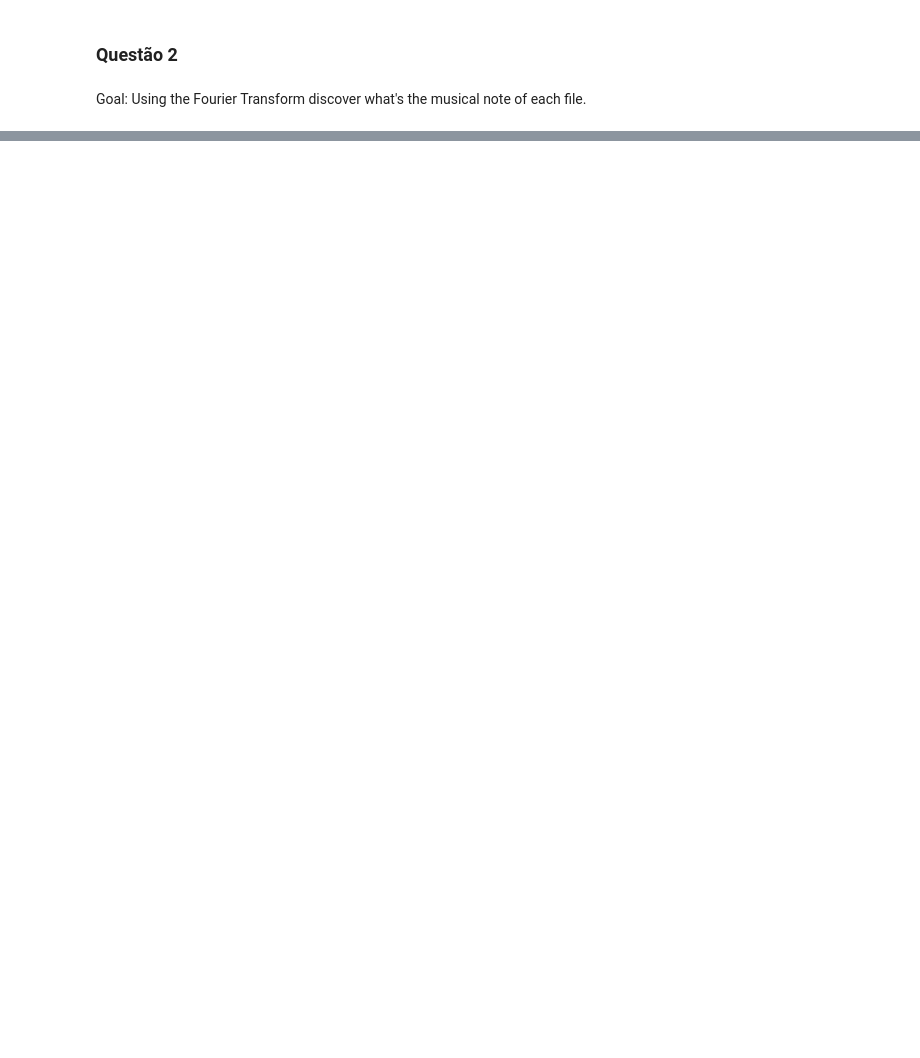
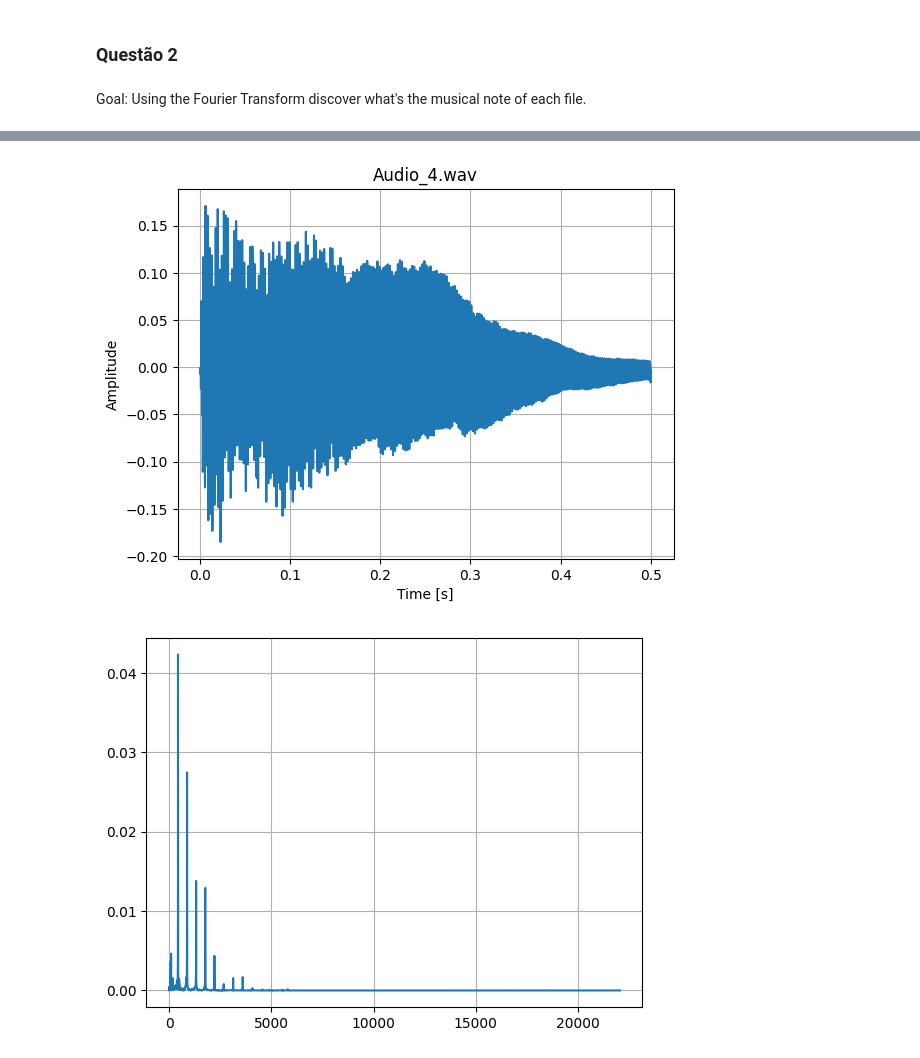
Before and after one commit to V-kr0pt/principios_comunicacao_ufpb, a Jupyter notebook: simulacao_1_2024.1/simulacao_1.ipynb, the cells around one changed output, grey strips where cells are left out. Saved outputs shown, nothing was run; the diff lists cells and outputs as text; code cells hidden in the pictures; blank space fills up the shorter version.

```diff
--- a/simulacao_1_2024.1/simulacao_1.ipynb
+++ b/simulacao_1_2024.1/simulacao_1.ipynb
@@ -130,0 +180,31 @@ Since the frequency with high amplitude is approx. 267.30Hz we can say that this
+# %%
+N = len(audio_data) # Number of samples
+fs = audio_sample_rate # Sampling frequency
+audio_duration = N / fs # Duration in seconds of the audio
+
+time = np.linspace(0, audio_duration, N) # time vector
+
+plt.plot(time, audio_data)
+plt.xlabel("Time [s]")
+plt.ylabel("Amplitude")
+plt.grid(True)
+
+plt.title('Audio_4.wav')
+plt.show()
+
+
+spectrum_audio = np.fft.fft(audio_data)
+# we only need half of the spectrum
+spectrum_audio = spectrum_audio[:N//2]
+# we want to plot only the absolute value of the spectrum
+abs_spectrum_audio_data = np.abs(spectrum_audio)
+# to better understand the spectrum, we will normalize it
+abs_spectrum_audio_data = 2*abs_spectrum_audio_data / N
+# Frequencies vector
+frequencies = np.linspace(0, fs/2, N//2)
+plt.plot(frequencies, abs_spectrum_audio_data)
+plt.grid(True)
+plt.savefig(save_path+'audio_4_spectrum_one_channel.png')
+# %% [output]
+[figure, added]
+[figure, added]
```
Also changed, not shown: parts of 22 cells of this notebook, 5 other files.
